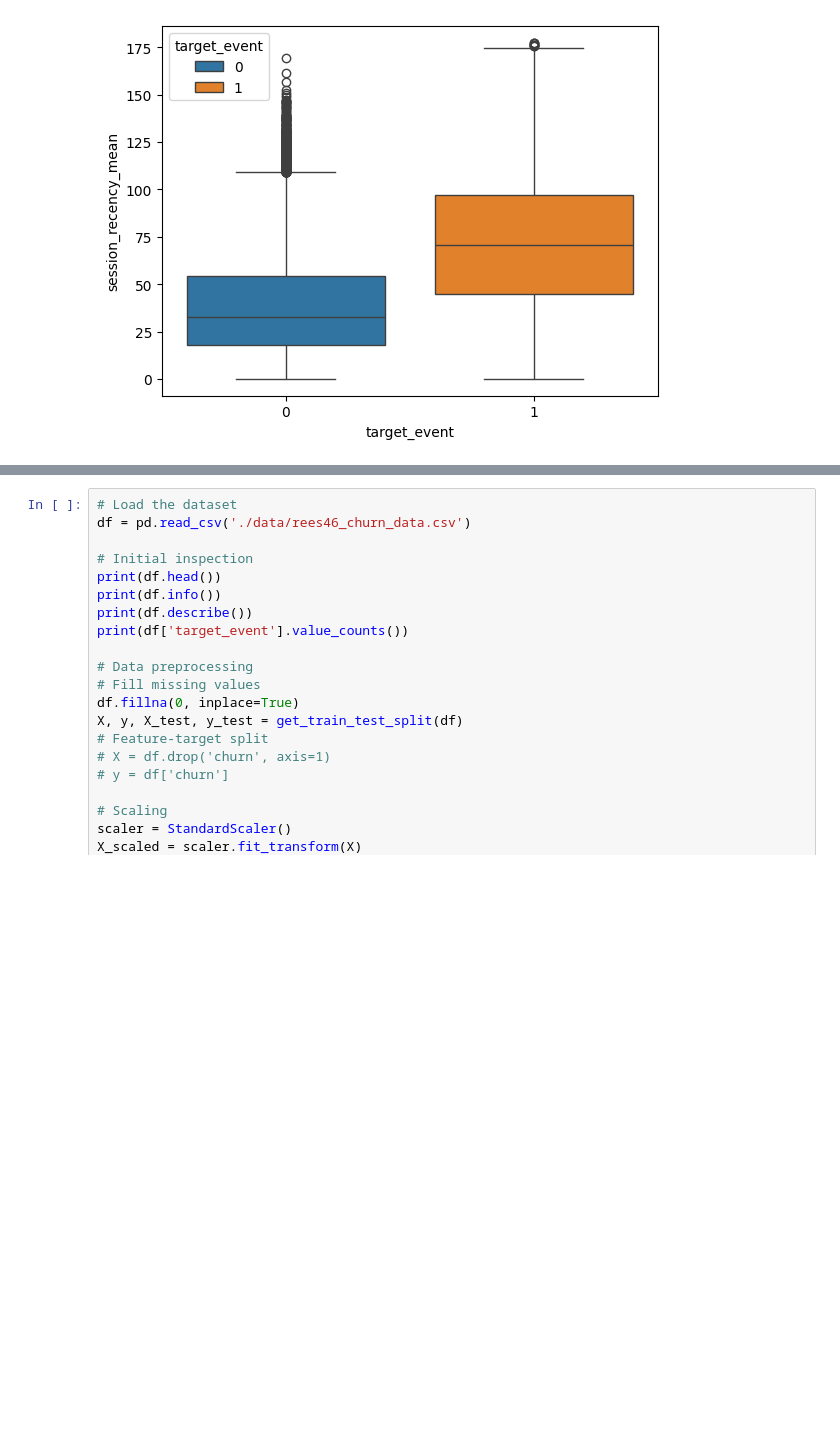
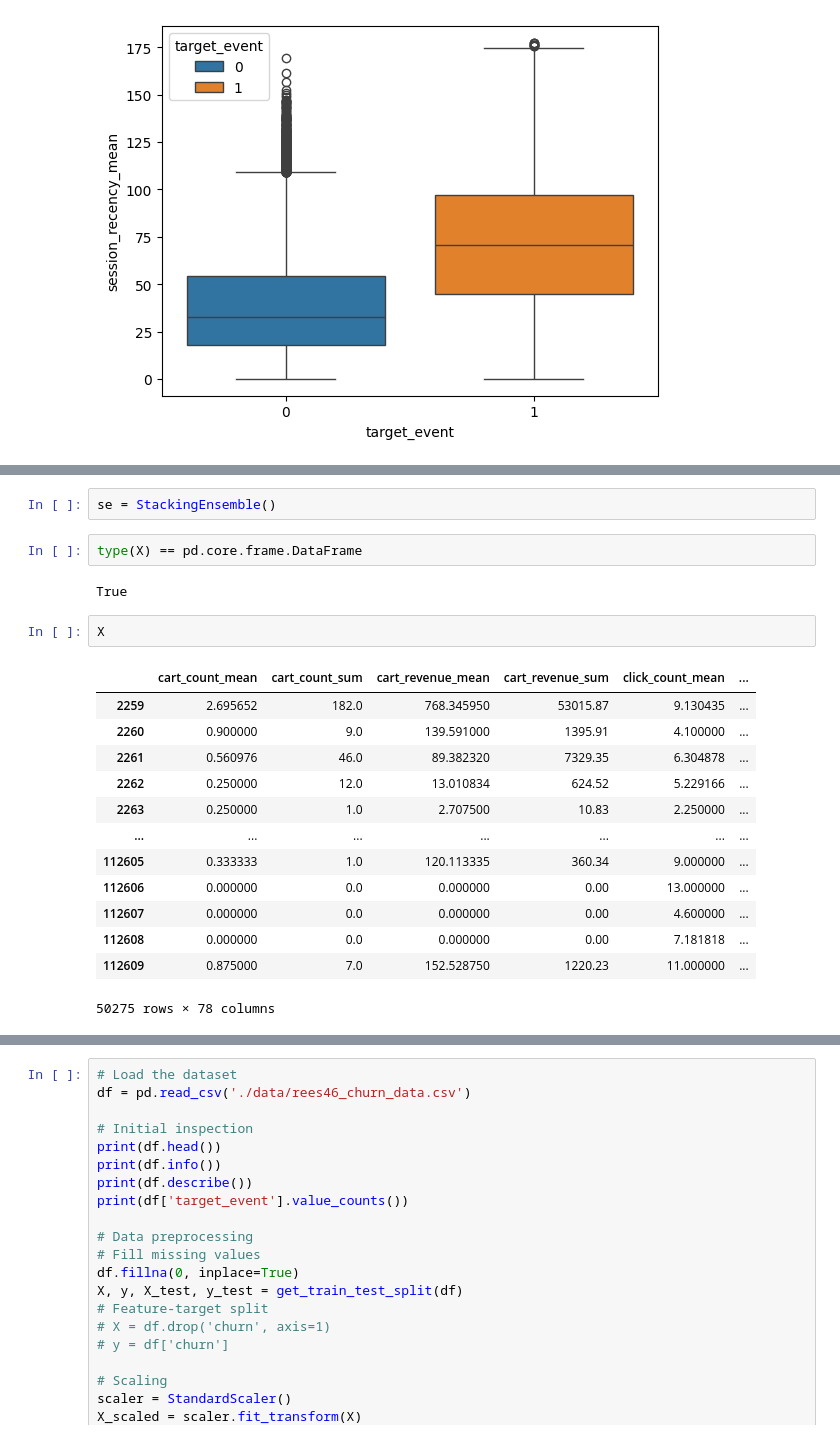
Before and after one commit to Arbuz-Nick/MasterDiploma, a Jupyter notebook: first_steps.ipynb, the cells around one changed output, grey strips where cells are left out. Cells and saved outputs as stored; diff of their text form; blank space fills up the shorter version.

```diff
--- a/first_steps.ipynb
+++ b/first_steps.ipynb
@@ -724,0 +1100,22 @@ features_to_keep = [
+# %%
+se = StackingEnsemble()
+# %%
+type(X) == pd.core.frame.DataFrame
+# %% [output]
+True
+# %%
+X
+# %% [output]
+|  | cart_count_mean | cart_count_sum | cart_revenue_mean | cart_revenue_sum | click_count_mean | ... |
+| 2259 | 2.695652 | 182.0 | 768.345950 | 53015.87 | 9.130435 | ... |
+| 2260 | 0.900000 | 9.0 | 139.591000 | 1395.91 | 4.100000 | ... |
+| 2261 | 0.560976 | 46.0 | 89.382320 | 7329.35 | 6.304878 | ... |
+| 2262 | 0.250000 | 12.0 | 13.010834 | 624.52 | 5.229166 | ... |
+| 2263 | 0.250000 | 1.0 | 2.707500 | 10.83 | 2.250000 | ... |
+| ... | ... | ... | ... | ... | ... | ... |
+| 112605 | 0.333333 | 1.0 | 120.113335 | 360.34 | 9.000000 | ... |
+| 112606 | 0.000000 | 0.0 | 0.000000 | 0.00 | 13.000000 | ... |
+| 112607 | 0.000000 | 0.0 | 0.000000 | 0.00 | 4.600000 | ... |
+| 112608 | 0.000000 | 0.0 | 0.000000 | 0.00 | 7.181818 | ... |
+| 112609 | 0.875000 | 7.0 | 152.528750 | 1220.23 | 11.000000 | ... |
+50275 rows × 78 columns
```
Also changed, not shown: parts of 57 cells of this notebook.
